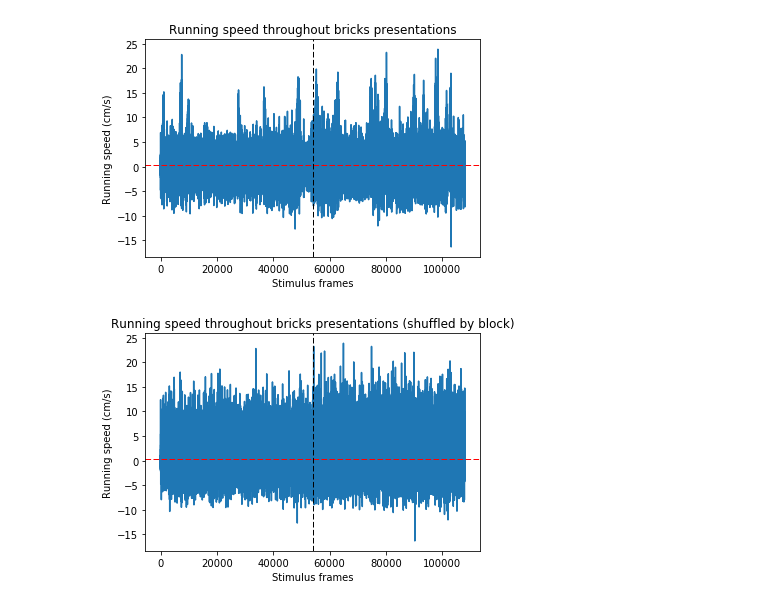
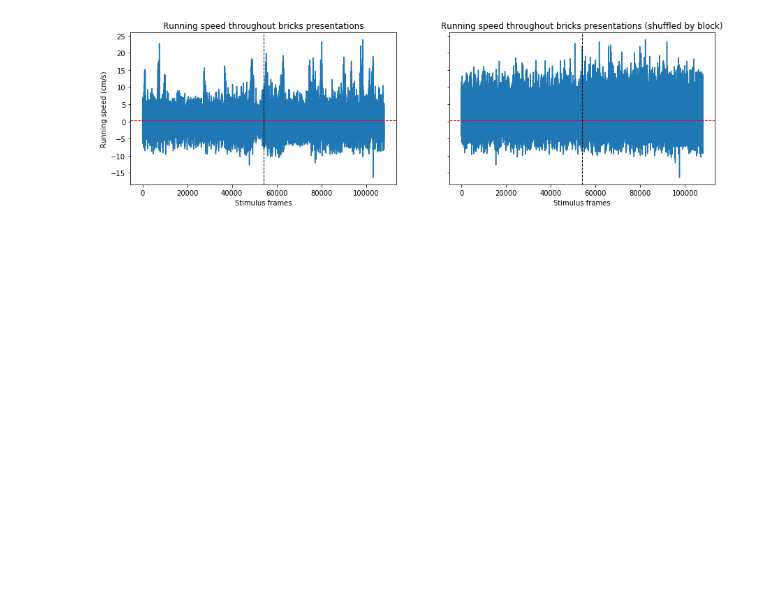
Before and after one commit to colleenjg/OpenScope_CA_Analysis, a Jupyter notebook: run_stim_crosscorr.ipynb, the cells around one changed output. Saved outputs shown, nothing was run; the diff lists cells and outputs as text; code cells hidden in the pictures; blank space fills up the shorter version.

```diff
--- a/run_stim_crosscorr.ipynb
+++ b/run_stim_crosscorr.ipynb
@@ -268,7 +288,7 @@ class Experiment(object):
             print('stimulus alignment pickle already exists.')
 
         with open(self.align_pkl_name, 'rb') as f:
-            self.align_df = pickle.load(f)
+            self.align_df = pandas.read_pickle(f)
 
     # load running speed array as an attribute
     def load_run(self):
@@ -368,41 +381,38 @@ for i in range(len(gab_run_breaks)-1):
 # %%
 # plot running across brick blocks
 bri_run_rand = []
 bri_run_breaks = []
 temp_br = 0
 for i in range(len(exp.bricks.run)):
     temp = exp.bricks.run[i].copy()
     np.random.shuffle(temp)
     bri_run_rand.extend([temp])
     # keep track of block breaks
     temp_br += exp.bricks.run[i].shape[0]
     bri_run_breaks.extend([temp_br])
 
 # unite
 bri_run_all = np.concatenate(exp.bricks.run)
 bri_run_rand_all = np.concatenate(bri_run_rand)
 
 # plot
-fig2c, ax2c = plt.subplots()
-ax2c.plot(bri_run_all)
-ax2c.set_title('Running speed throughout bricks presentations')
-ax2c.set_ylabel('Running speed (cm/s)')
-ax2c.set_xlabel('Stimulus frames')
-ax2c.axhline(y=np.mean(bri_run_all), ls='dashed', c='r', lw='1')
+fig2c, ax2c = plt.subplots(ncols=2, sharey=True, figsize=(15, 4))
+ax2c[0].plot(bri_run_all)
+ax2c[0].set_title('Running speed throughout bricks presentations')
+ax2c[0].set_ylabel('Running speed (cm/s)')
+ax2c[0].set_xlabel('Stimulus frames')
+ax2c[0].axhline(y=np.mean(bri_run_all), ls='dashed', c='r', lw='1')
 for i in range(len(bri_run_breaks)-1):
-    ax2c.axvline(x=bri_run_breaks[i], ls='dashed', c='k', lw='1')
+    ax2c[0].axvline(x=bri_run_breaks[i], ls='dashed', c='k', lw='1')
 
-fig2d, ax2d = plt.subplots()
-ax2d.plot(bri_run_rand_all)
-ax2d.set_title('Running speed throughout bricks presentations (shuffled by block)')
-ax2d.set_ylabel('Running speed (cm/s)')
-ax2d.set_xlabel('Stimulus frames')
-ax2d.axhline(y=np.mean(bri_run_rand_all), ls='dashed', c='r', lw='1')
+ax2c[1].plot(bri_run_rand_all)
+ax2c[1].set_title('Running speed throughout bricks presentations (shuffled by block)')
+ax2c[1].set_xlabel('Stimulus frames')
+ax2c[1].axhline(y=np.mean(bri_run_rand_all), ls='dashed', c='r', lw='1')
 for i in range(len(bri_run_breaks)-1):
-    ax2d.axvline(x=bri_run_breaks[i], ls='dashed', c='k', lw='1')
+    ax2c[1].axvline(x=bri_run_breaks[i], ls='dashed', c='k', lw='1')
 # %% [output]
-[figure, old version]
+[figure, new version]
-[figure, removed]
 # %%
 # plot average running for each 1.5 s subblock (ABCD/E): 300 ms before 0 to 1200 ms after
 ran = [-exp.gabors.pre, exp.gabors.post]
```
Also changed, not shown: parts of 17 cells of this notebook.
